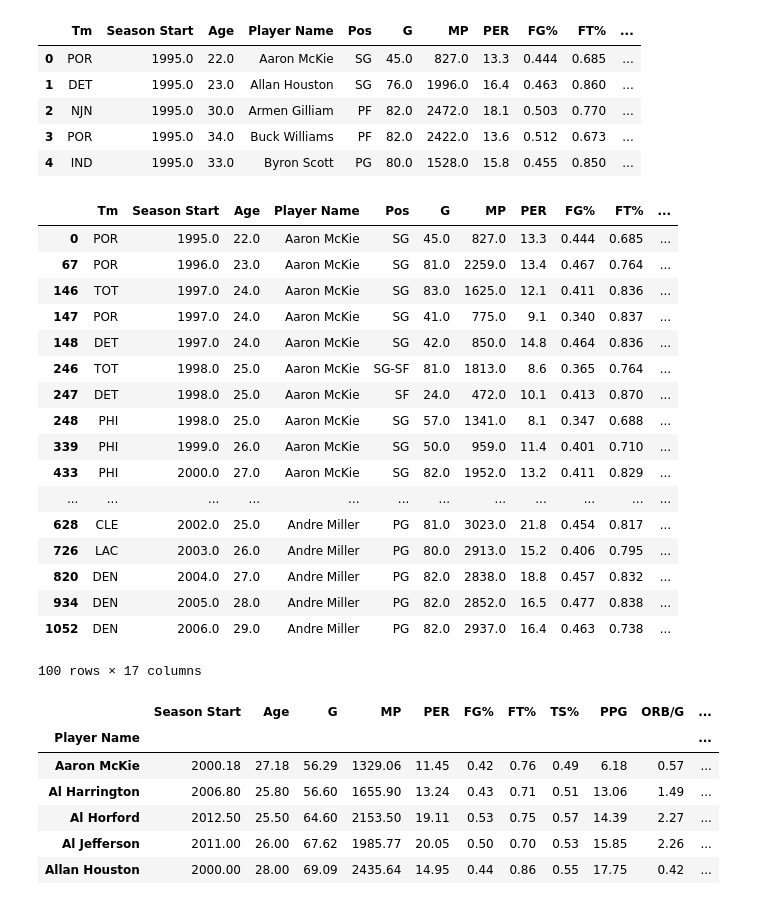
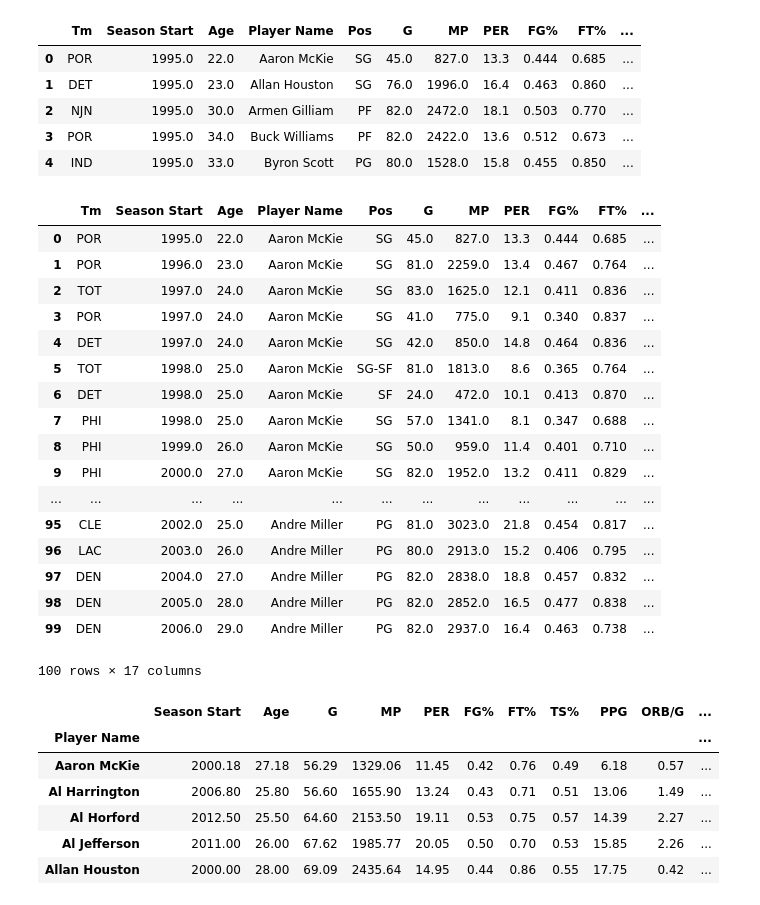
Before and after one commit to ETL-NBA-Project/nba_age_project, a Jupyter notebook: nba_prime.ipynb, the cells around one changed output. Saved outputs shown, nothing was run; the diff lists cells and outputs as text; code cells hidden in the pictures.

```diff
--- a/nba_prime.ipynb
+++ b/nba_prime.ipynb
@@ -90,38 +91,39 @@ new_stats_df.head()
 # %%
 new_stats_df['PPG'] = round(new_stats_df['PTS']/new_stats_df["G"], 2)
 new_stats_df['ORB/G'] = round(new_stats_df['ORB']/new_stats_df["G"], 2)
 new_stats_df['DRB/G'] = round(new_stats_df['DRB']/new_stats_df["G"], 2)
 new_stats_df['SPG'] = round(new_stats_df['STL']/new_stats_df["G"], 2)
 new_stats_df['BPG'] = round(new_stats_df['BLK']/new_stats_df["G"], 2)
 new_stats_df['TOV/G'] = round(new_stats_df['TOV']/new_stats_df["G"], 2)
 
 final_df = new_stats_df[['Tm', 'Season Start', 'Age',
                         'Player Name', 'Pos', 'G',
                         'MP', 'PER', 'FG%', 'FT%', 'TS%',
                         'PPG', 'ORB/G', 'DRB/G', 'SPG',
                         'BPG', 'TOV/G']]
 final_df = final_df.sort_values(['Player Name','Season Start'])
-final
+final_df = final_df.reset_index()
+final_df = final_df.drop('index', axis = 1)
 
 final_df.head(100)
 # %% [output]
 |  | Tm | Season Start | Age | Player Name | Pos | G | MP | PER | FG% | FT% | ... |
 | 0 | POR | 1995.0 | 22.0 | Aaron McKie | SG | 45.0 | 827.0 | 13.3 | 0.444 | 0.685 | ... |
-| 67 | POR | 1996.0 | 23.0 | Aaron McKie | SG | 81.0 | 2259.0 | 13.4 | 0.467 | 0.764 | ... |
-| 146 | TOT | 1997.0 | 24.0 | Aaron McKie | SG | 83.0 | 1625.0 | 12.1 | 0.411 | 0.836 | ... |
-| 147 | POR | 1997.0 | 24.0 | Aaron McKie | SG | 41.0 | 775.0 | 9.1 | 0.340 | 0.837 | ... |
-| 148 | DET | 1997.0 | 24.0 | Aaron McKie | SG | 42.0 | 850.0 | 14.8 | 0.464 | 0.836 | ... |
-| 246 | TOT | 1998.0 | 25.0 | Aaron McKie | SG-SF | 81.0 | 1813.0 | 8.6 | 0.365 | 0.764 | ... |
-| 247 | DET | 1998.0 | 25.0 | Aaron McKie | SF | 24.0 | 472.0 | 10.1 | 0.413 | 0.870 | ... |
-| 248 | PHI | 1998.0 | 25.0 | Aaron McKie | SG | 57.0 | 1341.0 | 8.1 | 0.347 | 0.688 | ... |
-| 339 | PHI | 1999.0 | 26.0 | Aaron McKie | SG | 50.0 | 959.0 | 11.4 | 0.401 | 0.710 | ... |
-| 433 | PHI | 2000.0 | 27.0 | Aaron McKie | SG | 82.0 | 1952.0 | 13.2 | 0.411 | 0.829 | ... |
+| 1 | POR | 1996.0 | 23.0 | Aaron McKie | SG | 81.0 | 2259.0 | 13.4 | 0.467 | 0.764 | ... |
+| 2 | TOT | 1997.0 | 24.0 | Aaron McKie | SG | 83.0 | 1625.0 | 12.1 | 0.411 | 0.836 | ... |
+| 3 | POR | 1997.0 | 24.0 | Aaron McKie | SG | 41.0 | 775.0 | 9.1 | 0.340 | 0.837 | ... |
+| 4 | DET | 1997.0 | 24.0 | Aaron McKie | SG | 42.0 | 850.0 | 14.8 | 0.464 | 0.836 | ... |
+| 5 | TOT | 1998.0 | 25.0 | Aaron McKie | SG-SF | 81.0 | 1813.0 | 8.6 | 0.365 | 0.764 | ... |
+| 6 | DET | 1998.0 | 25.0 | Aaron McKie | SF | 24.0 | 472.0 | 10.1 | 0.413 | 0.870 | ... |
+| 7 | PHI | 1998.0 | 25.0 | Aaron McKie | SG | 57.0 | 1341.0 | 8.1 | 0.347 | 0.688 | ... |
+| 8 | PHI | 1999.0 | 26.0 | Aaron McKie | SG | 50.0 | 959.0 | 11.4 | 0.401 | 0.710 | ... |
+| 9 | PHI | 2000.0 | 27.0 | Aaron McKie | SG | 82.0 | 1952.0 | 13.2 | 0.411 | 0.829 | ... |
 | ... | ... | ... | ... | ... | ... | ... | ... | ... | ... | ... | ... |
-| 628 | CLE | 2002.0 | 25.0 | Andre Miller | PG | 81.0 | 3023.0 | 21.8 | 0.454 | 0.817 | ... |
-| 726 | LAC | 2003.0 | 26.0 | Andre Miller | PG | 80.0 | 2913.0 | 15.2 | 0.406 | 0.795 | ... |
-| 820 | DEN | 2004.0 | 27.0 | Andre Miller | PG | 82.0 | 2838.0 | 18.8 | 0.457 | 0.832 | ... |
-| 934 | DEN | 2005.0 | 28.0 | Andre Miller | PG | 82.0 | 2852.0 | 16.5 | 0.477 | 0.838 | ... |
-| 1052 | DEN | 2006.0 | 29.0 | Andre Miller | PG | 82.0 | 2937.0 | 16.4 | 0.463 | 0.738 | ... |
+| 95 | CLE | 2002.0 | 25.0 | Andre Miller | PG | 81.0 | 3023.0 | 21.8 | 0.454 | 0.817 | ... |
+| 96 | LAC | 2003.0 | 26.0 | Andre Miller | PG | 80.0 | 2913.0 | 15.2 | 0.406 | 0.795 | ... |
+| 97 | DEN | 2004.0 | 27.0 | Andre Miller | PG | 82.0 | 2838.0 | 18.8 | 0.457 | 0.832 | ... |
+| 98 | DEN | 2005.0 | 28.0 | Andre Miller | PG | 82.0 | 2852.0 | 16.5 | 0.477 | 0.838 | ... |
+| 99 | DEN | 2006.0 | 29.0 | Andre Miller | PG | 82.0 | 2937.0 | 16.4 | 0.463 | 0.738 | ... |
 100 rows × 17 columns
 # %%
 # final_df = round(final_df.groupby(final_df['Player Name']).mean(), 2)
```
Also changed, not shown: parts of 3 cells of this notebook.
